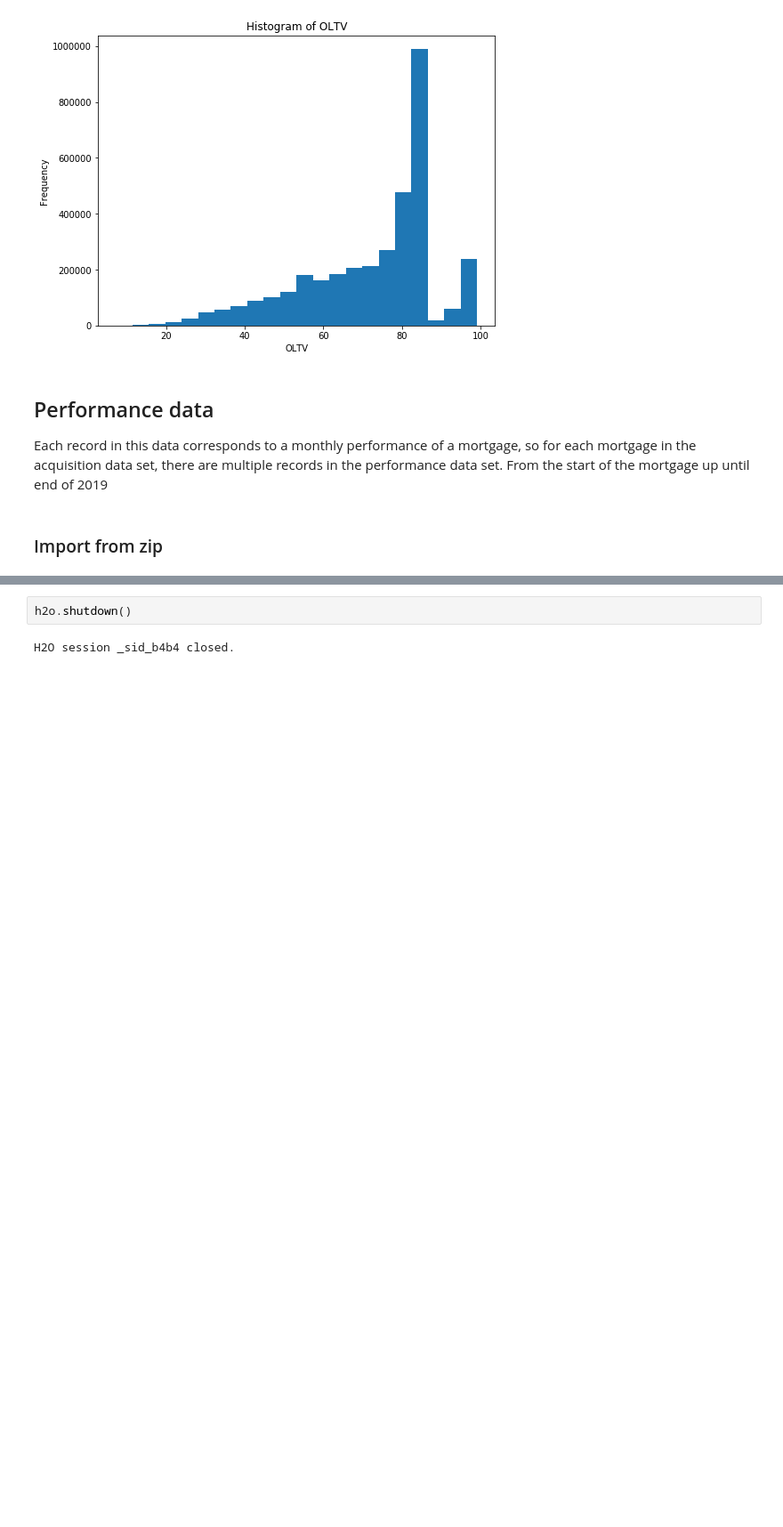
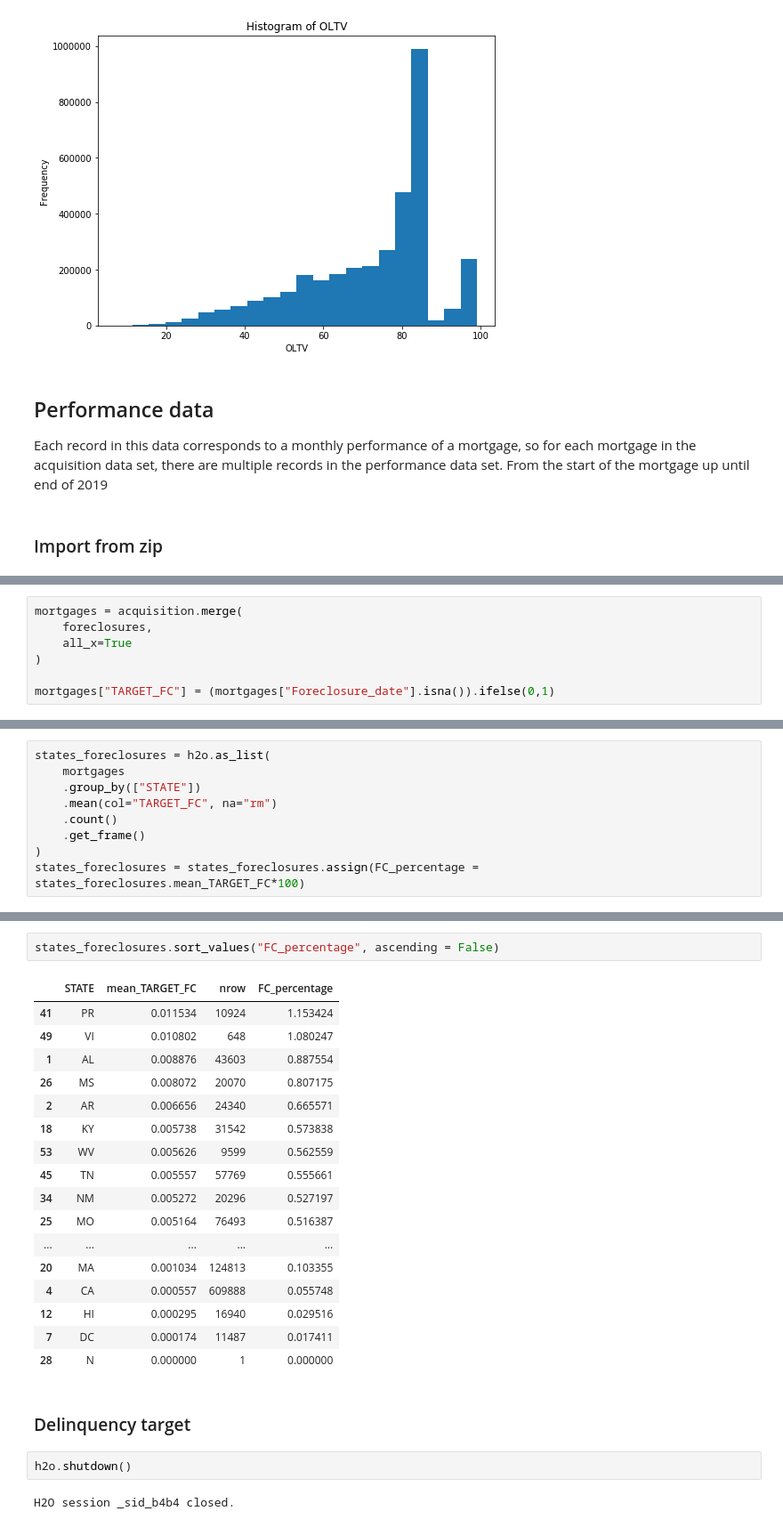
Before and after one commit to longhowlam/fanniemae_family_loans, a Jupyter notebook: h2o_modeling.ipynb, the cells around one changed output, grey strips where cells are left out. Shown at 89% size. Cells and saved outputs as stored; diff of their text form; blank space fills up the shorter version.

Commit message:
target

```diff
--- a/h2o_modeling.ipynb
+++ b/h2o_modeling.ipynb
@@ -216,0 +217,7 @@ h2o.
+# %%
+mortgages = acquisition.merge(
+    foreclosures,
+    all_x=True
+)
+
+mortgages["TARGET_FC"] = (mortgages["Foreclosure_date"].isna()).ifelse(0,1)
@@ -216,0 +229,9 @@ h2o.
+# %%
+states_foreclosures = h2o.as_list(
+    mortgages
+    .group_by(["STATE"])
+    .mean(col="TARGET_FC", na="rm")
+    .count()
+    .get_frame()
+)
+states_foreclosures = states_foreclosures.assign(FC_percentage = states_foreclosures.mean_TARGET_FC*100)
@@ -217,3 +252,25 @@ h2o.
+# %%
+states_foreclosures.sort_values("FC_percentage", ascending = False)
+# %% [output]
+|  | STATE | mean_TARGET_FC | nrow | FC_percentage |
+| 41 | PR | 0.011534 | 10924 | 1.153424 |
+| 49 | VI | 0.010802 | 648 | 1.080247 |
+| 1 | AL | 0.008876 | 43603 | 0.887554 |
+| 26 | MS | 0.008072 | 20070 | 0.807175 |
+| 2 | AR | 0.006656 | 24340 | 0.665571 |
+| 18 | KY | 0.005738 | 31542 | 0.573838 |
+| 53 | WV | 0.005626 | 9599 | 0.562559 |
+| 45 | TN | 0.005557 | 57769 | 0.555661 |
+| 34 | NM | 0.005272 | 20296 | 0.527197 |
+| 25 | MO | 0.005164 | 76493 | 0.516387 |
+| ... | ... | ... | ... | ... |
+| 20 | MA | 0.001034 | 124813 | 0.103355 |
+| 4 | CA | 0.000557 | 609888 | 0.055748 |
+| 12 | HI | 0.000295 | 16940 | 0.029516 |
+| 7 | DC | 0.000174 | 11487 | 0.017411 |
+| 28 | N | 0.000000 | 1 | 0.000000 |
+# %% [markdown]
+### Delinquency target
 # %%
 h2o.shutdown()
 # %% [output]
```
Also changed, not shown: parts of 13 cells of this notebook.
